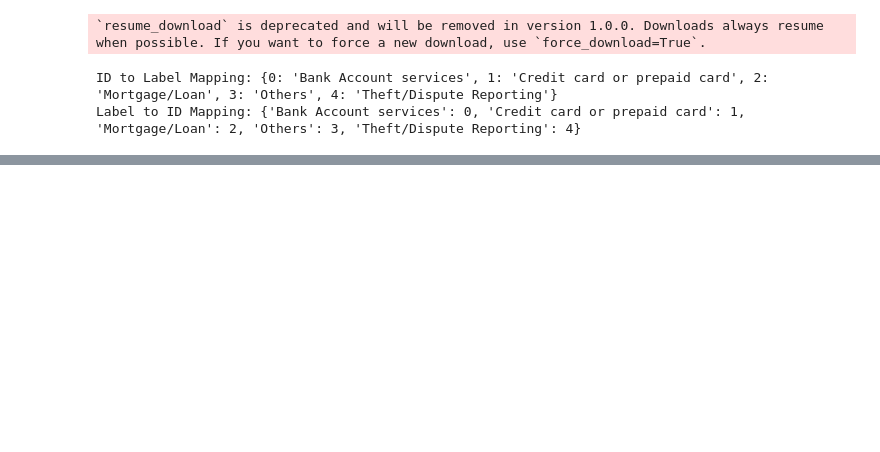
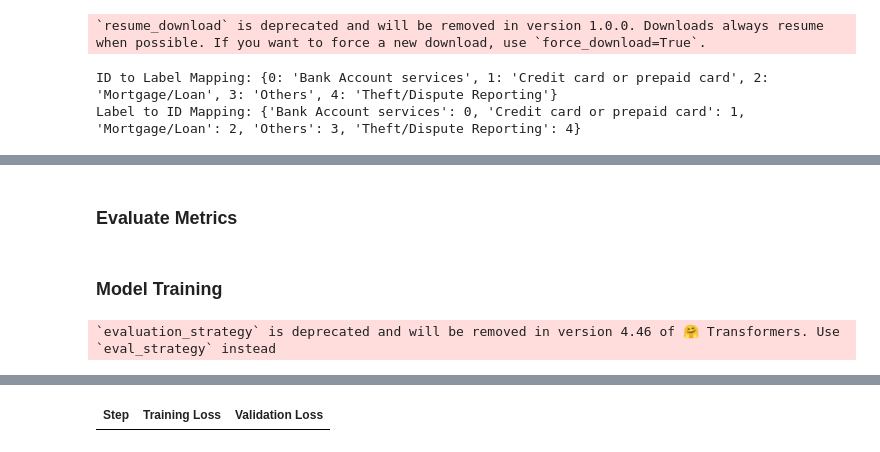
Before and after one commit to ShawnLiu119/NLP_Bank_Complaint_Classification, a Jupyter notebook: CustomerComplaint_Classification_LLM.ipynb, the cells around one changed output, grey strips where cells are left out. Saved outputs shown, nothing was run; the diff lists cells and outputs as text; code cells hidden in the pictures; blank space fills up the shorter version.

```diff
--- a/CustomerComplaint_Classification_LLM.ipynb
+++ b/CustomerComplaint_Classification_LLM.ipynb
@@ -278,0 +330,16 @@ Label to ID Mapping: {'Bank Account services': 0, 'Credit card or prepaid card':
+# %% [markdown]
+### Evaluate Metrics
+# %%
+from sklearn.preprocessing import LabelEncoder
+from sklearn.metrics import precision_score, recall_score, f1_score, accuracy_score, confusion_matrix
+import numpy as np
+
+label_encoder = LabelEncoder()
+label_encoder.fit(unique_labels)
+
+def per_label_accuracy(y_true, y_pred, labels):
+    cm = confusion_matrix(y_true, y_pred, labels=labels)
+    correct_predictions = cm.diagonal()
+    label_totals = cm.sum(axis=1)
+    per_label_acc = np.divide(correct_predictions, label_totals, out=np.zeros_like(correct_predictions, dtype=float), where=label_totals != 0)
+    return dict(zip(labels, per_label_acc))
@@ -278,0 +376,35 @@ Label to ID Mapping: {'Bank Account services': 0, 'Credit card or prepaid card':
+# %% [markdown]
+### Model Training
+# %%
+from transformers import Trainer, TrainingArguments
+
+training_args = TrainingArguments(
+    output_dir=your_path,
+    num_train_epochs=3,
+    warmup_steps=500,
+    per_device_train_batch_size=16,
+    per_device_eval_batch_size=16,
+    weight_decay=0.01,
+    logging_steps=10,
+    evaluation_strategy='steps',
+    eval_steps=100,
+    learning_rate=2e-5,
+    save_steps=1000,
+    gradient_accumulation_steps=2
+)
+# %% [output]
+`evaluation_strategy` is deprecated and will be removed in version 4.46 of 🤗 Transformers. Use `eval_strategy` instead
+# %%
+#training model
+trainer = Trainer(
+    model=model,
+    args=training_args,
+    train_dataset=dataset_encoded['train'],
+    eval_dataset=dataset_encoded['test'],
+    compute_metrics=compute_metrics,
+    tokenizer=tokenizer,
+    data_collator=data_collator,
+)
+
+trainer.train()
+# %% [output]
@@ -278,0 +412 @@ Label to ID Mapping: {'Bank Account services': 0, 'Credit card or prepaid card':
+| Step | Training Loss | Validation Loss |
```
Also changed, not shown: parts of 20 cells of this notebook.
